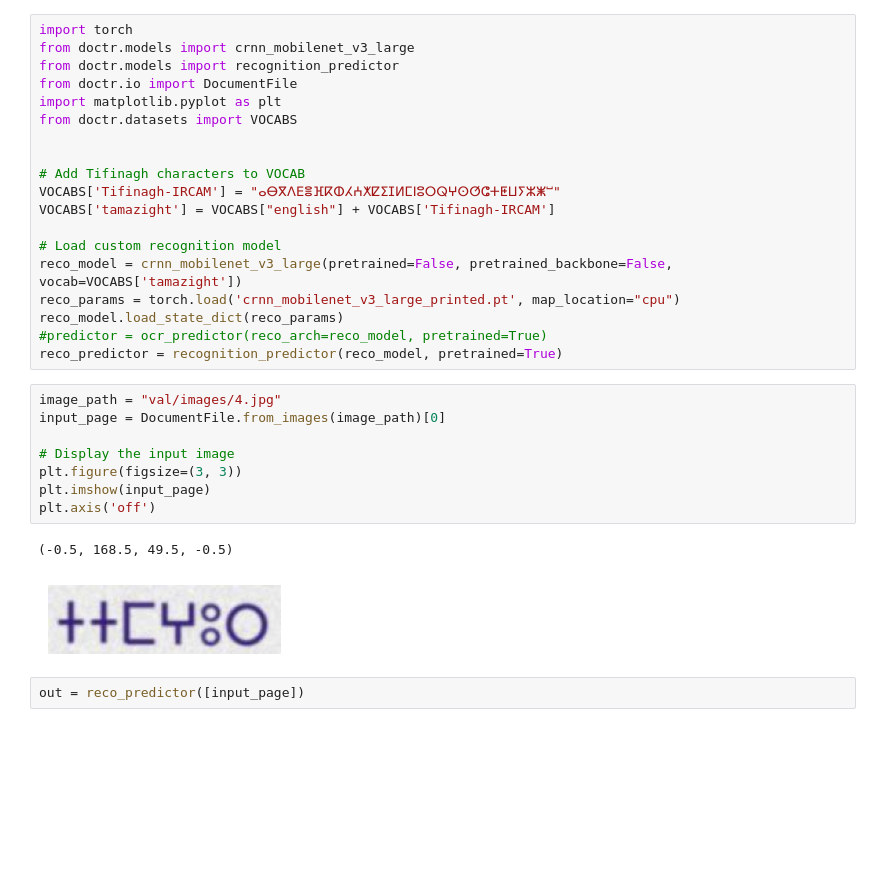
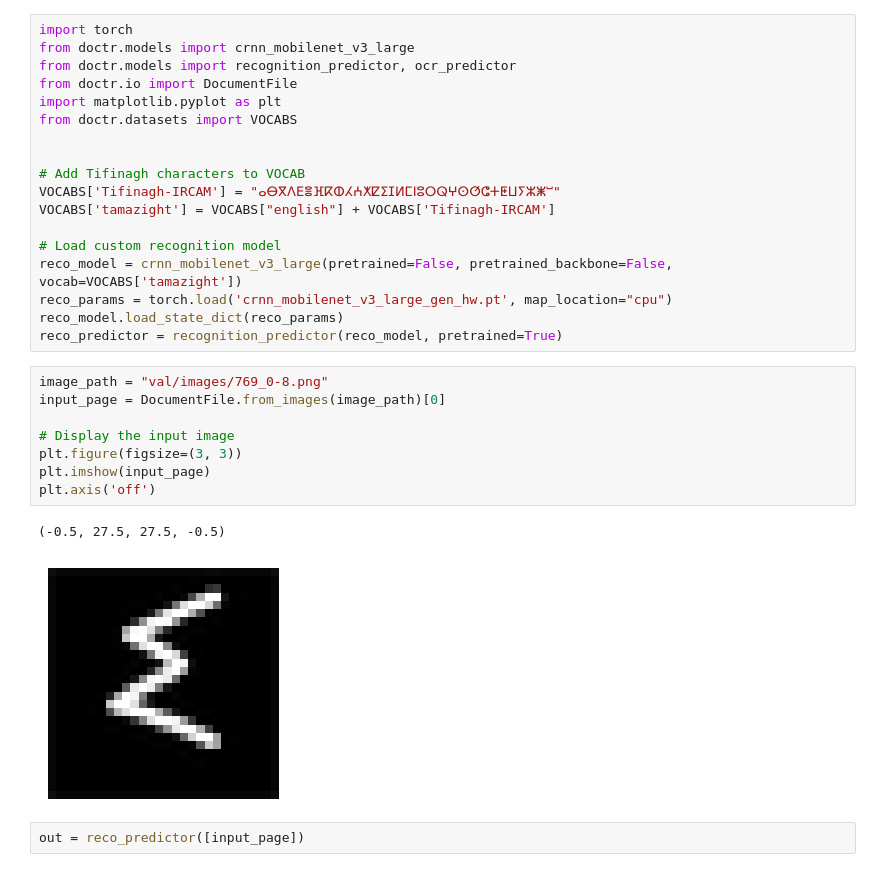
Before and after one commit to MedAymenF/Tifinagh-OCR, a Jupyter notebook: doctr_recognition.ipynb, the cells around one changed output. Cells and saved outputs as stored; diff of their text form; blank space fills up the shorter version.

```diff
--- a/doctr_recognition.ipynb
+++ b/doctr_recognition.ipynb
@@ -1,7 +1,7 @@
 # %%
 import torch
 from doctr.models import crnn_mobilenet_v3_large
-from doctr.models import recognition_predictor
+from doctr.models import recognition_predictor, ocr_predictor
 from doctr.io import DocumentFile
 import matplotlib.pyplot as plt
 from doctr.datasets import VOCABS
@@ -13,21 +13,20 @@ VOCABS['tamazight'] = VOCABS["english"] + VOCABS['Tifinagh-IRCAM']
 
 # Load custom recognition model
 reco_model = crnn_mobilenet_v3_large(pretrained=False, pretrained_backbone=False, vocab=VOCABS['tamazight'])
-reco_params = torch.load('crnn_mobilenet_v3_large_printed.pt', map_location="cpu")
+reco_params = torch.load('crnn_mobilenet_v3_large_gen_hw.pt', map_location="cpu")
 reco_model.load_state_dict(reco_params)
-#predictor = ocr_predictor(reco_arch=reco_model, pretrained=True)
 reco_predictor = recognition_predictor(reco_model, pretrained=True)
 # %%
-image_path = "val/images/4.jpg"
+image_path = "val/images/769_0-8.png"
 input_page = DocumentFile.from_images(image_path)[0]
 
 # Display the input image
 plt.figure(figsize=(3, 3))
 plt.imshow(input_page)
 plt.axis('off')
 # %% [output]
-(-0.5, 168.5, 49.5, -0.5)
+(-0.5, 27.5, 27.5, -0.5)
-[figure, old version]
+[figure, new version]
 # %%
 out = reco_predictor([input_page])
 # %%
```
Also changed, not shown: parts of 4 cells of this notebook, 6 other files.
